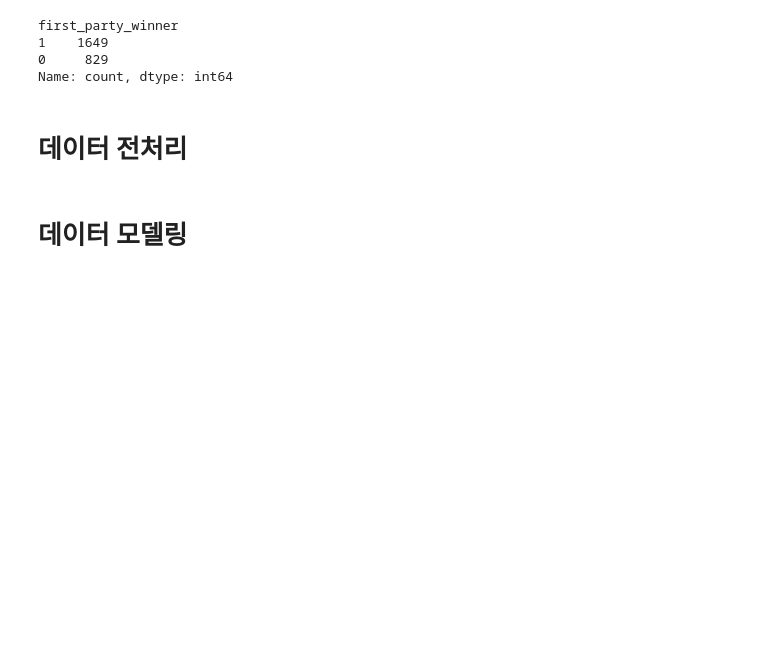
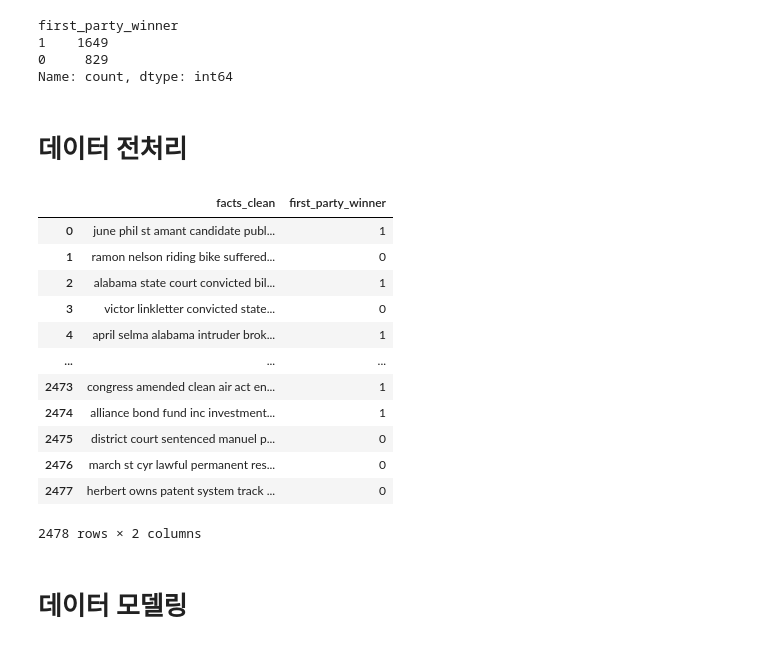
Before and after one commit to dlsco123/mtvsDacon, a Jupyter notebook: [mtvs]suho_lda_removed.ipynb, the cells around one changed output. Cells and saved outputs as stored; diff of their text form; code cells hidden in the pictures; blank space fills up the shorter version.

```diff
--- a/[mtvs]suho_lda_removed.ipynb
+++ b/[mtvs]suho_lda_removed.ipynb
@@ -117,7 +118,22 @@ df_nlp1["facts_clean"] = df_nlp1["facts_clean"] .apply(lambda x: utils_preproces
 # %%
 # 모델링 전 완전 데이터
 df_nlp2 = pd.concat([df_nlp1,df_target['first_party_winner']],axis=1, join='inner')
 df_nlp2 = df_nlp2.drop(columns='facts')
+df_nlp2
+# %% [output]
+|  | facts_clean | first_party_winner |
+| 0 | june phil st amant candidate publ... | 1 |
+| 1 | ramon nelson riding bike suffered... | 0 |
+| 2 | alabama state court convicted bil... | 1 |
+| 3 | victor linkletter convicted state... | 0 |
+| 4 | april selma alabama intruder brok... | 1 |
+| ... | ... | ... |
+| 2473 | congress amended clean air act en... | 1 |
+| 2474 | alliance bond fund inc investment... | 1 |
+| 2475 | district court sentenced manuel p... | 0 |
+| 2476 | march st cyr lawful permanent res... | 0 |
+| 2477 | herbert owns patent system track ... | 0 |
+2478 rows × 2 columns
 # %%
 #TFIDF / 전체 문서들 중에서 빈도수가 높으면 가중치가 낮고, 특정 문서에서 빈도수가 높으면 가중치를 높게 줌
 
```
Also changed, not shown: parts of 7 cells of this notebook, 1 other file.
